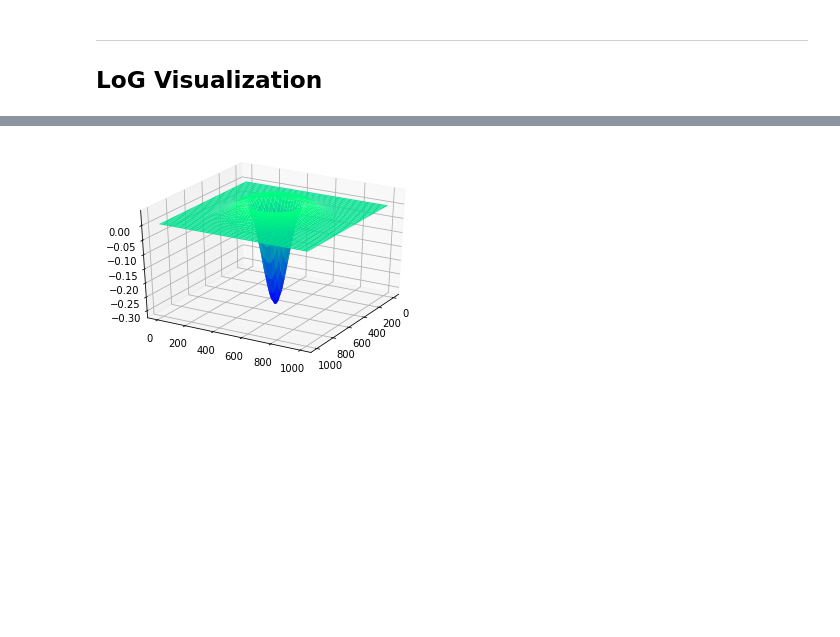
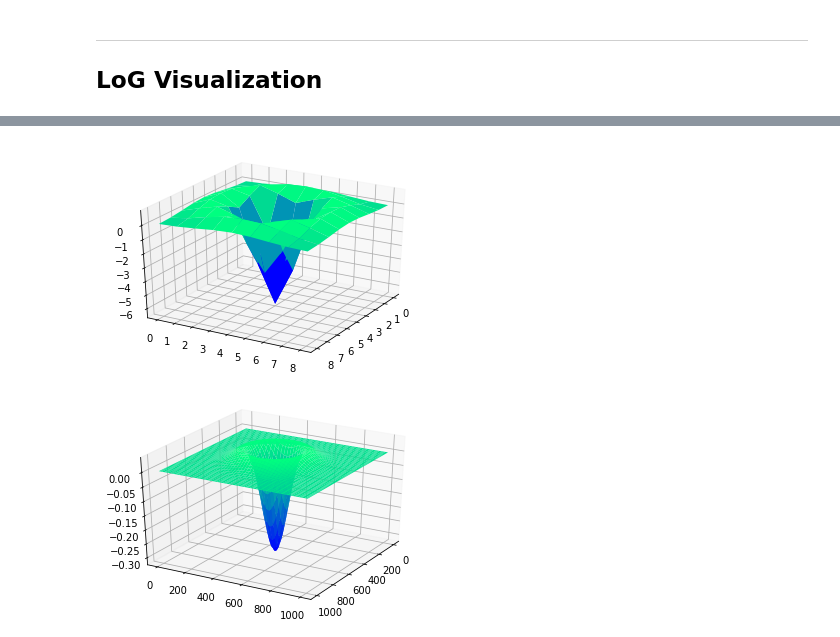
Before and after one commit to EthanWadsworth/TR_CV_Notes, a Jupyter notebook: Image_Processing/Laplacian_of_Gaussian.ipynb, the cells around one changed output, grey strips where cells are left out. Saved outputs shown, nothing was run; the diff lists cells and outputs as text; code cells hidden in the pictures; blank space fills up the shorter version.

```diff
--- a/Image_Processing/Laplacian_of_Gaussian.ipynb
+++ b/Image_Processing/Laplacian_of_Gaussian.ipynb
@@ -35,3 +61,10 @@ def plot_LoG(points, angle1=30, angle2=30):
+# %%
+# normalized kernel
+kernel_norm = kernel/-kernel.sum()
+# %%
+plot_LoG(kernel_norm)
+# %% [output]
+[figure, added]
 # %%
 LoG_kernel = create_LoG(5, 5, 1)
 # %%
```
Also changed, not shown: parts of 13 cells of this notebook.
